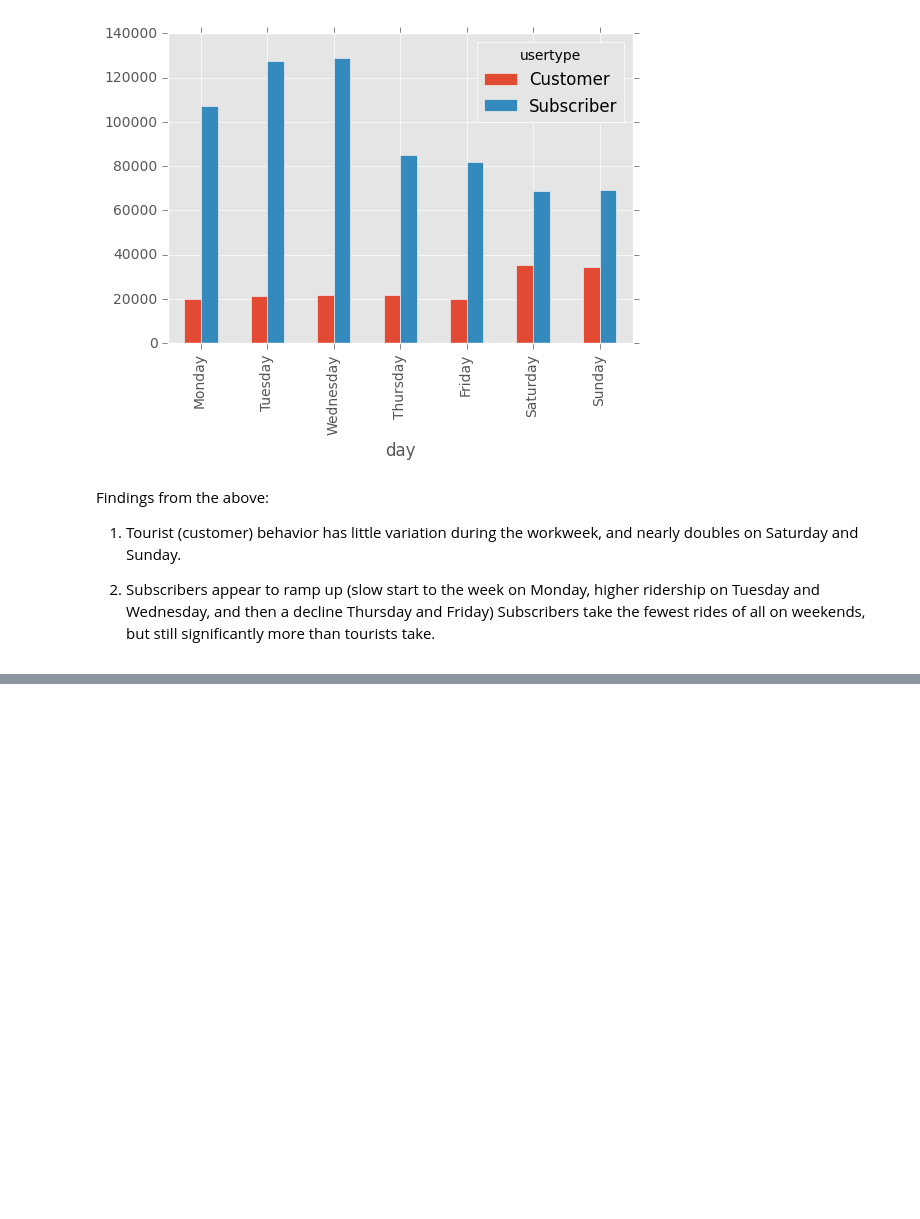
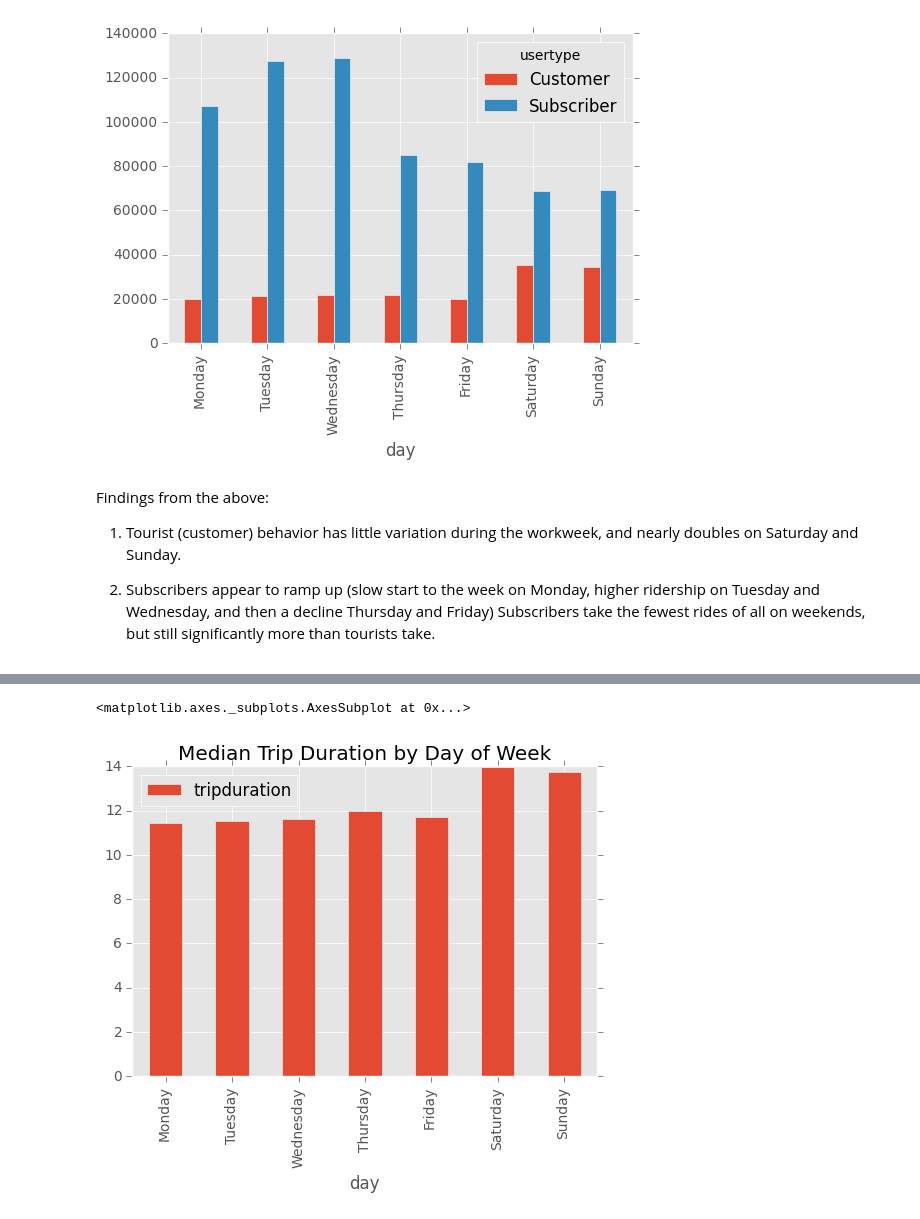
Before and after one commit to benrobinson88/CitiBike-Usage-Analysis, a Jupyter notebook: CitiBike Time Data-checkpoint.ipynb, the cells around one changed output, grey strips where cells are left out. Cells and saved outputs as stored; diff of their text form; code cells hidden in the pictures; blank space fills up the shorter version.

```diff
--- a/CitiBike Time Data-checkpoint.ipynb
+++ b/CitiBike Time Data-checkpoint.ipynb
@@ -185,0 +237,13 @@ Findings from the above:
+# %%
+#Is there any difference between mean and median?
+df_grouped5 = df.groupby(['day']).median().tripduration.reset_index()
+#df_grouped.head(7)
+
+weekdays = ['Monday', 'Tuesday', 'Wednesday', 'Thursday', 'Friday', 'Saturday', 'Sunday']
+mapping = {day: i for i, day in enumerate(weekdays)}
+key = df_grouped5['day'].map(mapping)
+df_grouped5=df_grouped5.iloc[key.argsort()]
+df_grouped5.plot(kind='bar', x = 'day', title='Median Trip Duration by Day of Week')
+# %% [output]
+<matplotlib.axes._subplots.AxesSubplot at 0x...>
+[figure, added]
```
Also changed, not shown: parts of 12 cells of this notebook.
